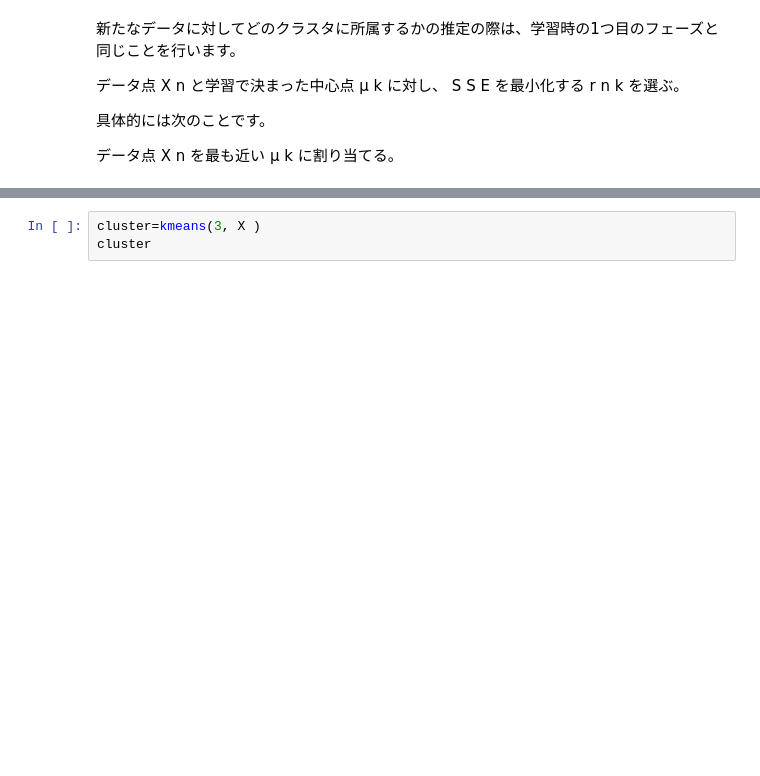
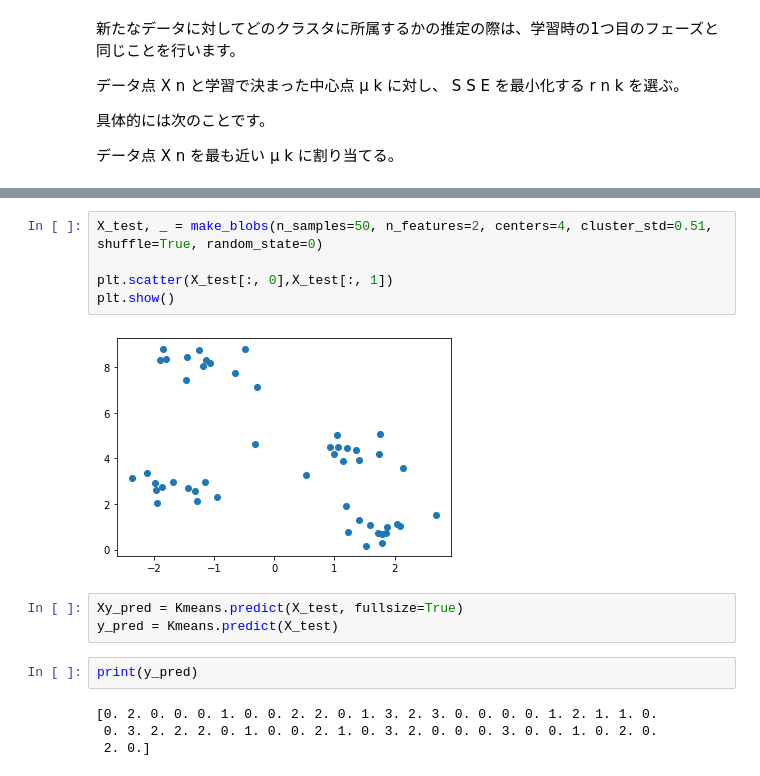
Before and after one commit to syuonez/diveintocode-ml, a Jupyter notebook: ML2001_sprint/sprint6.ipynb, the cells around one changed output, grey strips where cells are left out. Drawn from its saved outputs; the diff is of its cells as text; blank space fills up the shorter version.

```diff
--- a/ML2001_sprint/sprint6.ipynb
+++ b/ML2001_sprint/sprint6.ipynb
@@ -566,3 +455,16 @@ def kmeans(k, X, max_iter=1):
-# %%
-cluster=kmeans(3, X )
-cluster
+# %%
+X_test, _ = make_blobs(n_samples=50, n_features=2, centers=4, cluster_std=0.51, shuffle=True, random_state=0)
+
+plt.scatter(X_test[:, 0],X_test[:, 1])
+plt.show()
+# %% [output]
+[figure, added]
+# %%
+Xy_pred = Kmeans.predict(X_test, fullsize=True)
+y_pred = Kmeans.predict(X_test)
+# %%
+print(y_pred)
+# %% [output]
+[0. 2. 0. 0. 0. 1. 0. 0. 2. 2. 0. 1. 3. 2. 3. 0. 0. 0. 0. 1. 2. 1. 1. 0.
+ 0. 3. 2. 2. 2. 0. 1. 0. 0. 2. 1. 0. 3. 2. 0. 0. 0. 3. 0. 0. 1. 0. 2. 0.
+ 2. 0.]
```
Also changed, not shown: parts of 29 cells of this notebook.
